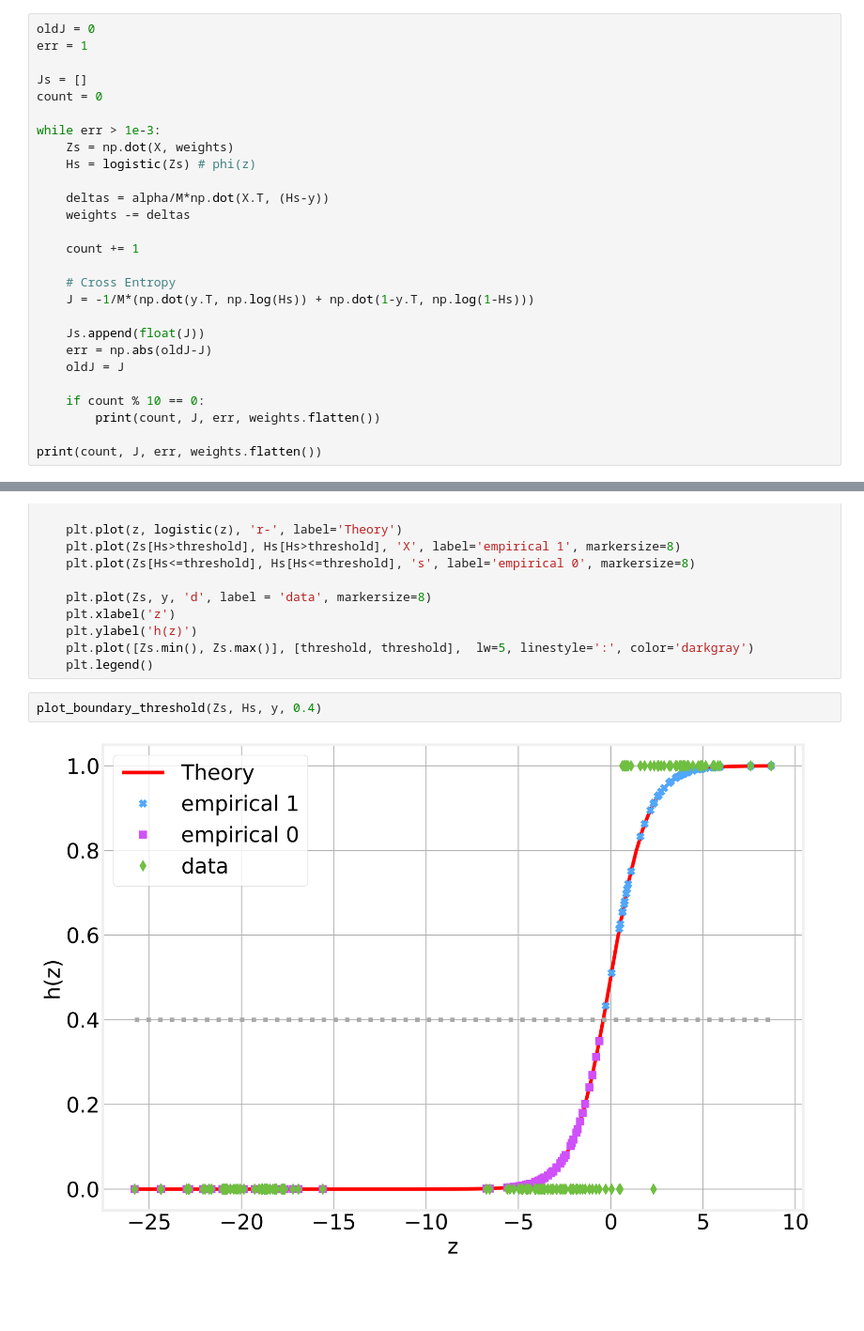
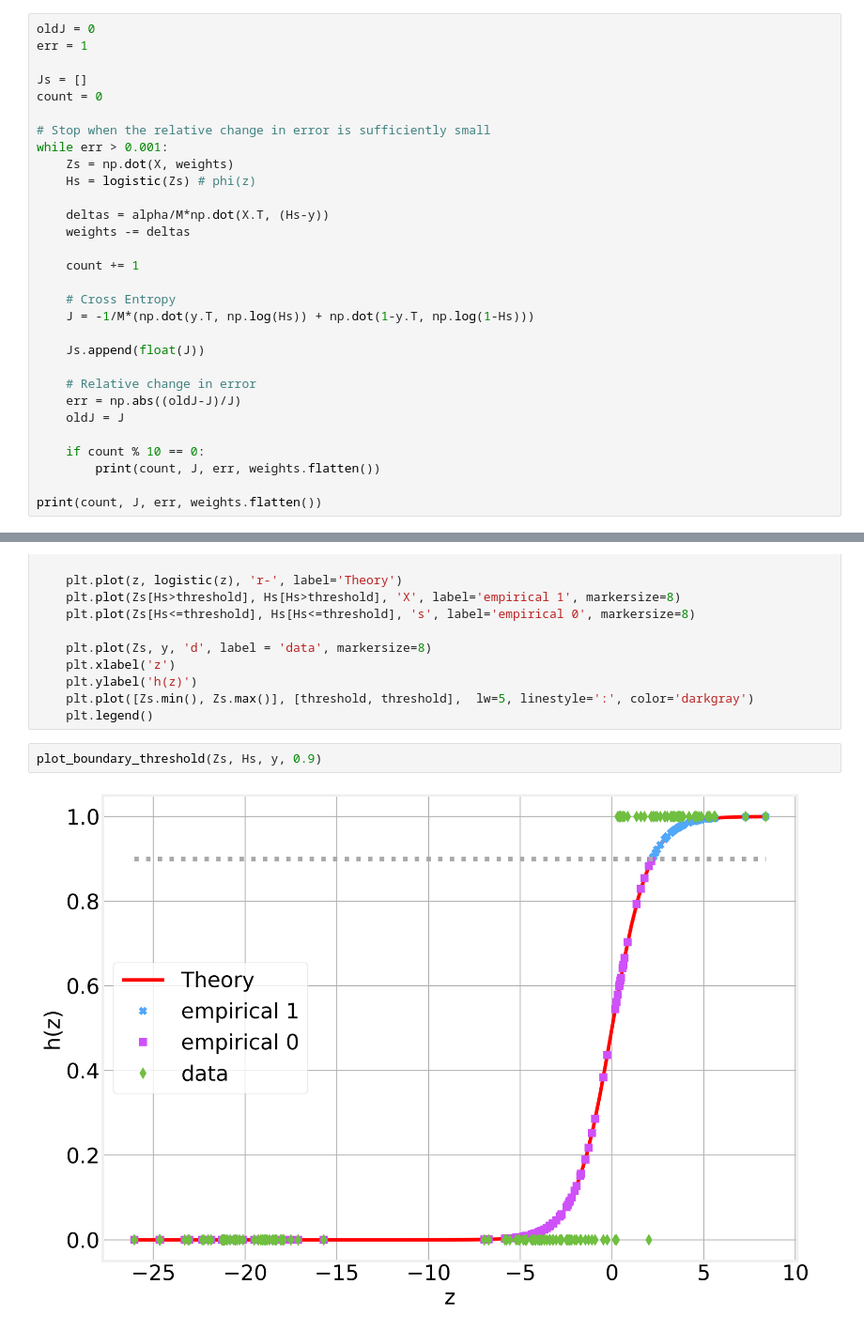
Before and after one commit to DataForScience/DeepLearning, a Jupyter notebook: 3. Logistic Regression.ipynb, the cells around one changed output, grey strips where cells are left out. Shown at 94% size. Cells and saved outputs as stored; diff of their text form; blank space fills up the shorter version.

```diff
--- a/3. Logistic Regression.ipynb
+++ b/3. Logistic Regression.ipynb
@@ -137,7 +137,8 @@ err = 1
 Js = []
 count = 0
 
-while err > 1e-3:
+# Stop when the relative change in error is sufficiently small
+while err > 0.001:
     Zs = np.dot(X, weights)
     Hs = logistic(Zs) # phi(z)
 
@@ -150,7 +151,9 @@ while err > 1e-3:
     J = -1/M*(np.dot(y.T, np.log(Hs)) + np.dot(1-y.T, np.log(1-Hs)))
 
     Js.append(float(J))
-    err = np.abs(oldJ-J)
+
+    # Relative change in error
+    err = np.abs((oldJ-J)/J)
     oldJ = J
 
     if count % 10 == 0:
@@ -231,9 +234,9 @@ def plot_boundary_threshold(Zs, Hs, y, threshold=0.5):
     plt.plot([Zs.min(), Zs.max()], [threshold, threshold],  lw=5, linestyle=':', color='darkgray')
     plt.legend()
 # %%
-plot_boundary_threshold(Zs, Hs, y, 0.4)
+plot_boundary_threshold(Zs, Hs, y, 0.9)
 # %% [output]
-[figure, old version]
+[figure, new version]
 # %% [markdown]
 <div style="width: 100%; overflow: hidden;">
      <img src="https://raw.githubusercontent.com/DataForScience/DeepLearning/master/data/D4Sci_logo_full.png" alt="Data For Science, Inc" align="center" border="0" width=300px>
```
Also changed, not shown: parts of 3 cells of this notebook, 5 other files.
